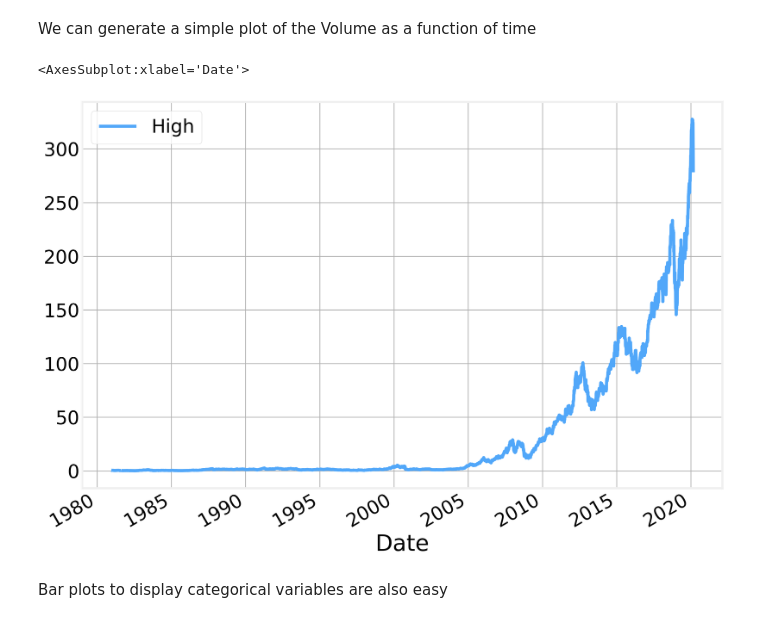
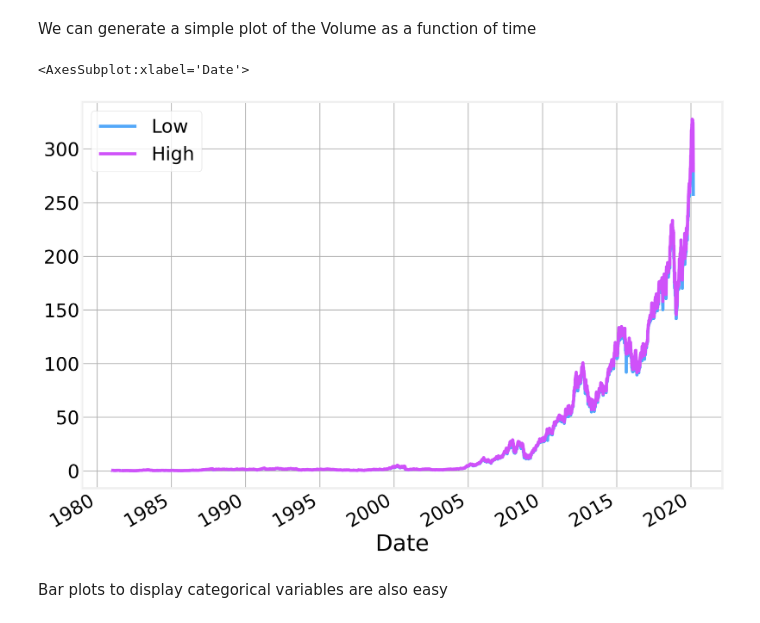
Before and after one commit to DataForScience/Excel, a Jupyter notebook: 3. Simple Data Modeling.ipynb, the cells around one changed output. Drawn from its saved outputs; the diff is of its cells as text; code cells hidden in the pictures.

```diff
--- a/3. Simple Data Modeling.ipynb
+++ b/3. Simple Data Modeling.ipynb
@@ -223,10 +238,10 @@ data.head()
 # %% [markdown]
 We can generate a simple plot of the Volume as a function of time
 # %%
-data.plot(y='High')
+data.plot(y=['Low','High'])
 # %% [output]
 <AxesSubplot:xlabel='Date'>
-[figure, old version]
+[figure, new version]
 # %% [markdown]
 Bar plots to display categorical variables are also easy
 # %%
```
Also changed, not shown: parts of 11 cells of this notebook, 9 other files.
